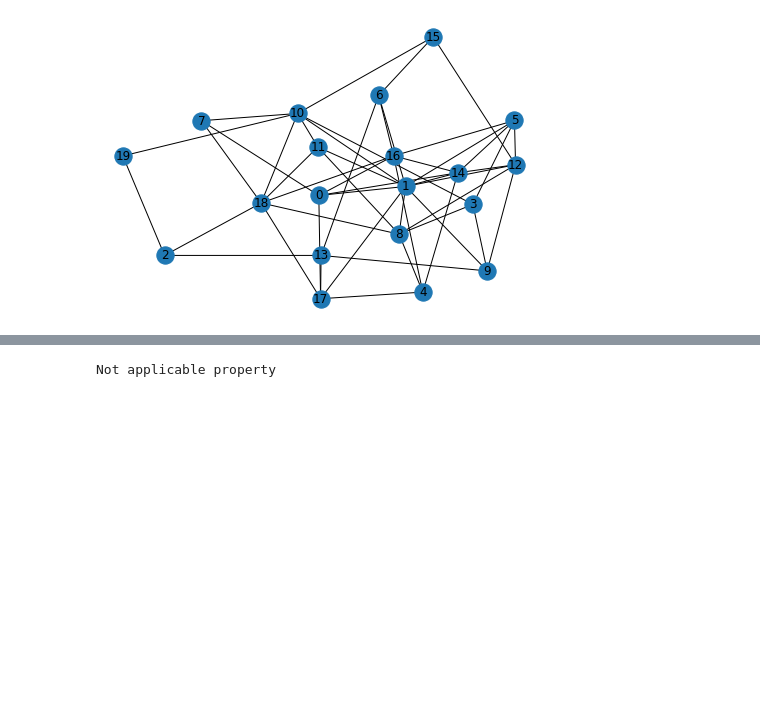
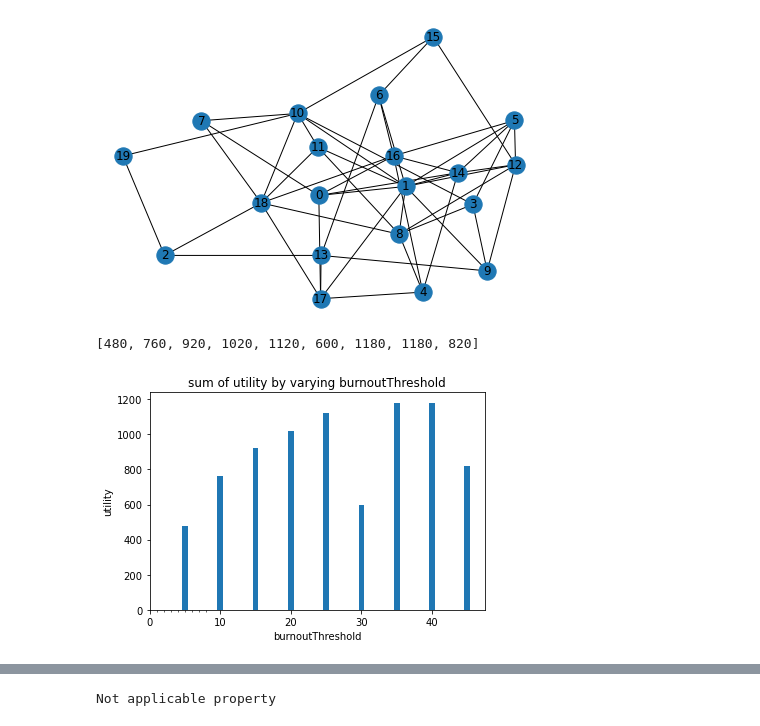
Before and after one commit to WSL-IIITB/SPECTRA, a Jupyter notebook: simulateNetworkParameters.ipynb, the cells around one changed output, grey strips where cells are left out. Drawn from its saved outputs; the diff is of its cells as text; code cells hidden in the pictures; blank space fills up the shorter version.

```diff
--- a/simulateNetworkParameters.ipynb
+++ b/simulateNetworkParameters.ipynb
@@ -47,3 +49,9 @@ for val in attrRange:
         if np.count_nonzero(curStable) == numNodes:
             break
     outcomeNetwork[val] = copy.deepcopy(G)
+# %%
+utility_list = plotNetworkVaryParams(outcomeNetwork, 'utility', attr, plotType="bar")
+print(utility_list)
+# %% [output]
+[480, 760, 920, 1020, 1120, 600, 1180, 1180, 820]
+[figure, added]
```
Also changed, not shown: parts of 18 cells of this notebook, 14 other files.
